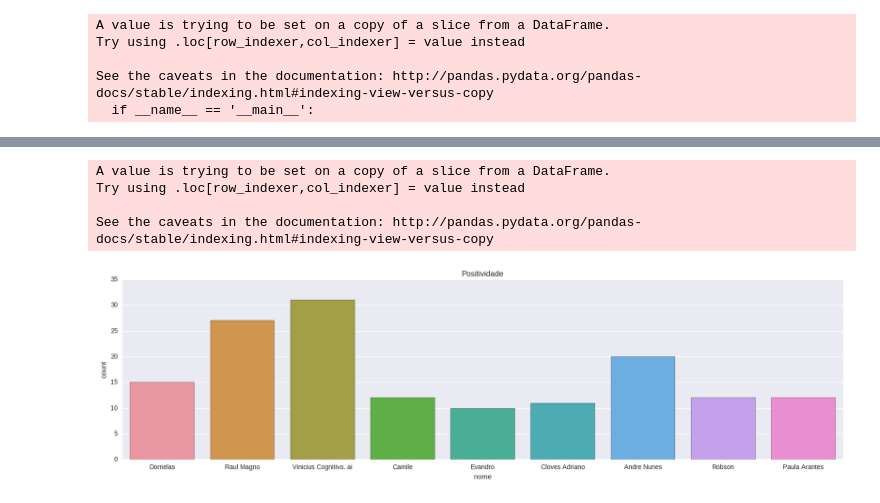
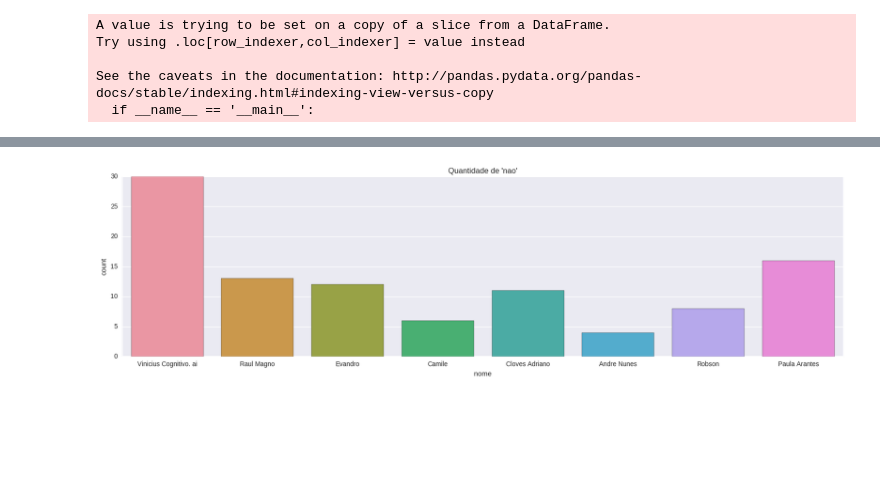
Before and after one commit to SCloves/analises_das_conversas_no_whatsapp, a Jupyter notebook: analise_whats_grupo_conectivo.ipynb, the cells around one changed output, grey strips where cells are left out. Drawn from its saved outputs; the diff is of its cells as text; code cells hidden in the pictures; blank space fills up the shorter version.

```diff
--- a/analise_whats_grupo_conectivo.ipynb
+++ b/analise_whats_grupo_conectivo.ipynb
@@ -144,4 +107,5 @@ array(['\xe2\x80\xaa+55 21 99445-8762\xe2\x80\xac', 'Evandro', 'Camile',
 df2 = df2[-df2["nome"].isin(["\xe2\x80\xaa+55 21 99445-8762\xe2\x80\xac",
                              "\xe2\x80\xaa+55 21 99800-0857\xe2\x80\xac",
                             "\xe2\x80\xaa+55 21 99835-6904\xe2\x80\xac",
-                            "\xe2\x80\xaa+55 21 99249-2640\xe2\x80\xac"])]
+                            "\xe2\x80\xaa+55 21 99249-2640\xe2\x80\xac",
+                            "Dornelas"])]
@@ -192,0 +122,2 @@ sns.countplot(x='nome', data=df3).set_title('Nivel de tagarelice');
+# %%
+df3['numero_palavras'] = [conta_palavras(texto) for texto in df3['texto']]
@@ -207,7 +144,8 @@ def palavra_no_texto(palavra, texto):
     return False
 # %%
 df3['risada'] = [palavra_no_texto('kk', texto) or
-                 palavra_no_texto('haha', texto) for texto in df3['texto']]
+                 palavra_no_texto('haha', texto) or
+                 palavra_no_texto('rs', texto) for texto in df3['texto']]
 # %% [output]
 A value is trying to be set on a copy of a slice from a DataFrame.
 Try using .loc[row_indexer,col_indexer] = value instead
@@ -293,9 +186,10 @@ sns.countplot(x='nome', data=midia).set_title('Quantidade de midia enviada');
 # %%
-df3['ruim'] =  [palavra_no_texto('ruim', texto) or
-                palavra_no_texto('mal', texto) or
-                palavra_no_texto('bad', texto) or
+df3['ruim'] =  [palavra_no_texto(' ruim ', texto) or
+                palavra_no_texto(' mal ', texto) or
+                palavra_no_texto(' bad ', texto) or
                 palavra_no_texto('triste', texto) or
-                palavra_no_texto('infeliz', texto)
+                palavra_no_texto('infeliz', texto) or
+                palavra_no_texto('chato', texto)
                 for texto in df3['texto']]
 # %% [output]
 A value is trying to be set on a copy of a slice from a DataFrame.
@@ -372,14 +366,0 @@ sns.countplot(x='nome', data=sim).set_title("Quantidade de 'sim'");
-# %%
-df3['positividade'] = [palavra_no_texto('boa', texto) or
-                      palavra_no_texto('legal', texto) or
-                      palavra_no_texto('feliz', texto) or
-                      palavra_no_texto('alegre', texto) or
-                      palavra_no_texto('contente', texto) or
-                      palavra_no_texto('alegria', texto) or
-                      palavra_no_texto('felicidade', texto) or
-                      palavra_no_texto('bem', texto)  for texto in df3['texto']]
-# %% [output]
-A value is trying to be set on a copy of a slice from a DataFrame.
-Try using .loc[row_indexer,col_indexer] = value instead
-
-See the caveats in the documentation: http://pandas.pydata.org/pandas-docs/stable/indexing.html#indexing-view-versus-copy
@@ -388,4 +367,4 @@ positividade = df3[df3['positividade'] == True]
 # %%
-sns.countplot(x='nome', data=positividade).set_title("Positividade");
+sns.countplot(x='nome', data=negatividade).set_title("Quantidade de 'nao'");
 # %% [output]
-[figure, old version]
+[figure, new version]
```
Also changed, not shown: parts of 67 cells of this notebook, 2 other files.
